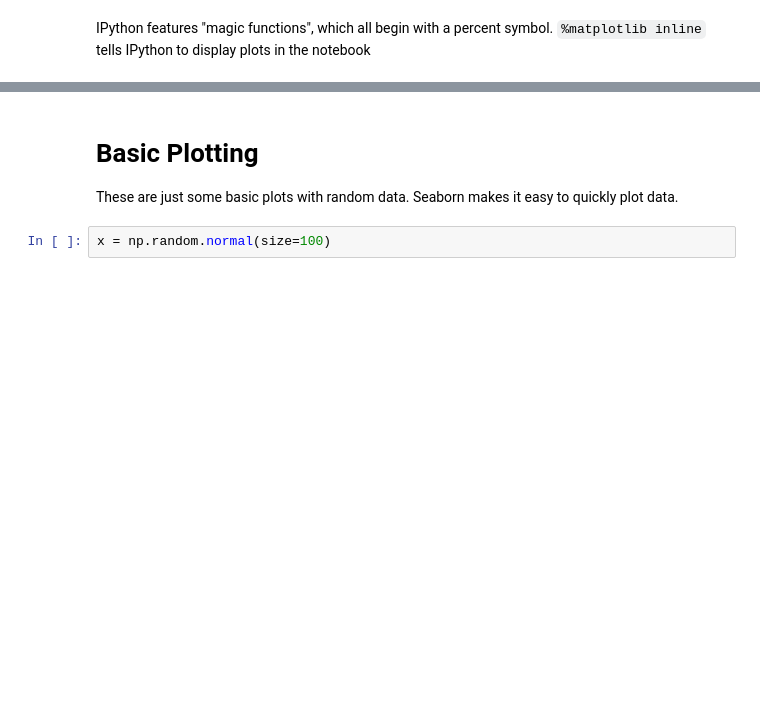
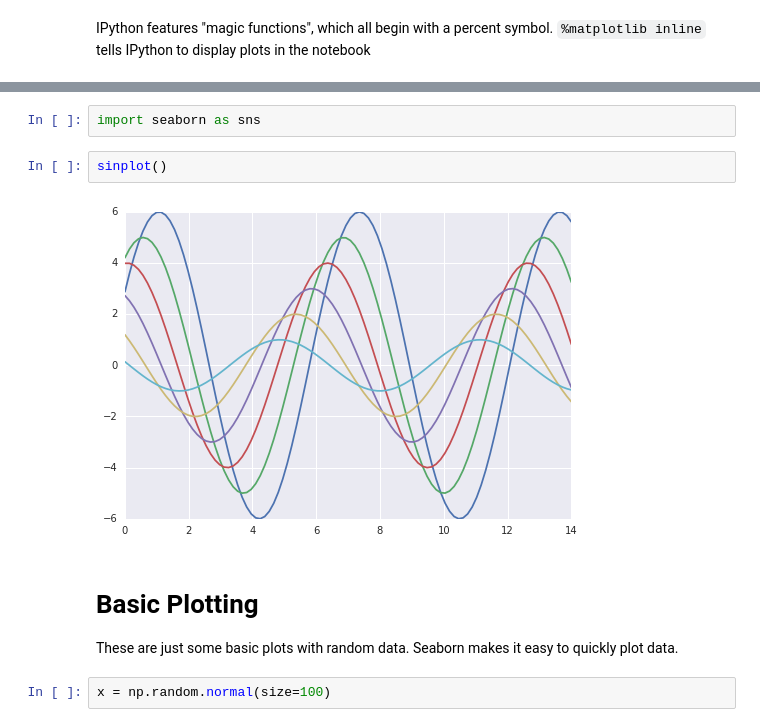
Before and after one commit to dsiufl/DataViz, a Jupyter notebook: Data Visualization - Instructor.ipynb, the cells around one changed output, grey strips where cells are left out. Saved outputs shown, nothing was run; the diff lists cells and outputs as text; blank space fills up the shorter version.

```diff
--- a/Data Visualization - Instructor.ipynb
+++ b/Data Visualization - Instructor.ipynb
@@ -13,3 +25,9 @@ IPython features "magic functions", which all begin with a percent symbol. `%mat
+# %%
+import seaborn as sns
+# %%
+sinplot()
+# %% [output]
+[figure, added]
 # %% [markdown]
 # Basic Plotting
 These are just some basic plots with random data. Seaborn makes it easy to quickly plot data.
```
Also changed, not shown: parts of 12 cells of this notebook.
